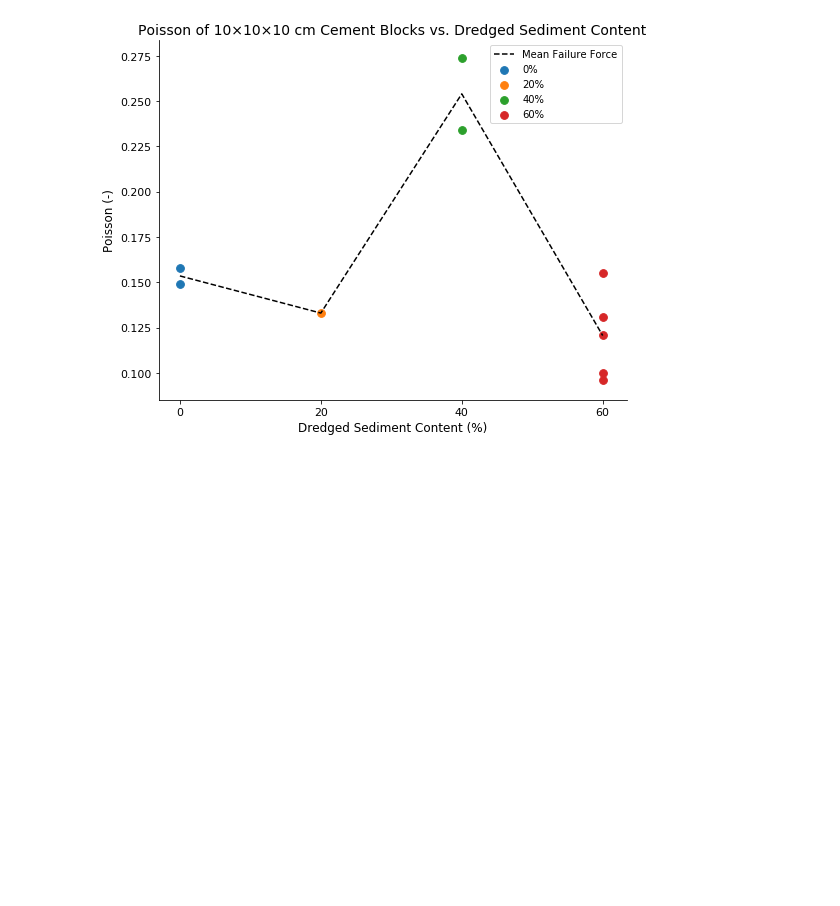
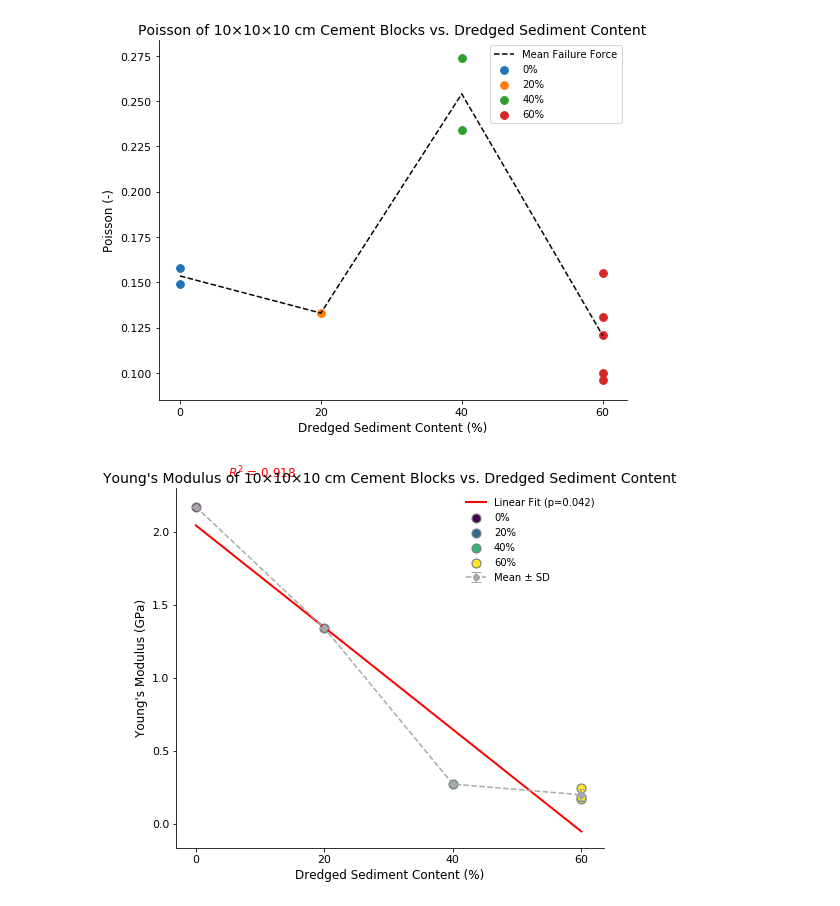
Before and after one commit to ThomasPennockTU/Thesis_Repository, a Jupyter notebook: workfolder/Material strength tests/material_strength_test.ipynb, the cells around one changed output. Drawn from its saved outputs; the diff is of its cells as text; code cells hidden in the pictures; blank space fills up the shorter version.

```diff
--- a/workfolder/Material strength tests/material_strength_test.ipynb
+++ b/workfolder/Material strength tests/material_strength_test.ipynb
@@ -1748,3 +1774,94 @@ plt.tight_layout()
 plt.show()
 # %% [output]
 [figure]
+# %%
+import matplotlib.pyplot as plt
+import pandas as pd
+import numpy as np
+from scipy.stats import linregress
+
+# Data
+data = {
+    0:  [2.17],
+    20: [1.34],
+    40: [0.27],
+    60: [0.17, 0.18, 0.24],
+}
+
+# Create DataFrame
+df = pd.DataFrame(
+    [(p, val) for p, vals in data.items() for val in vals],
+    columns=['Dredged Sediment (%)', 'Failure Force (kN)']
+)
+
+# Means and SDs
+x_vals = np.array(list(data.keys()))
+means = np.array([np.mean(vals) for vals in data.values()])
+stds = np.array([np.std(vals, ddof=1) if len(vals)>1 else 0 for vals in data.values()])
+
+# Plot
+fig, ax = plt.subplots(figsize=(8, 6))
+
+# Scatter points
+colors = plt.cm.viridis(np.linspace(0, 1, len(data)))
+for i, (p, group) in enumerate(data.items()):
+    ax.scatter(
+        [p]*len(group),
+        group,
+        s=80,
+        color=colors[i],
+        edgecolor='grey',
+        linewidth=1.2,
+        label=f'{p}%'
+    )
+
+# Mean ± SD error bars
+ax.errorbar(
+    x_vals,
+    means,
+    yerr=stds,
+    fmt='o--',
+    color='darkgrey',
+    ecolor='darkgrey',
+    capsize=5,
+    label='Mean ± SD'
+)
+
+# Linear regression on means
+slope, intercept, r_value, p_value, std_err = linregress(x_vals, means)
+fit_line = slope * x_vals + intercept
+ax.plot(
+    x_vals,
+    fit_line,
+    color='red',
+    linestyle='-',
+    linewidth=2,
+    label=f'Linear Fit (p={p_value:.3f})'
+)
+
+# Annotate R²
+ax.text(
+    5,
+    max(means)+0.2,
+    f'$R^2$ = {r_value**2:.3f}',
+    fontsize=12,
+    color='red'
+)
+
+# Labels etc.
+ax.set_title(
+    'Young\'s Modulus of 10×10×10 cm Cement Blocks vs. Dredged Sediment Content',
+    fontsize=14
+)
+ax.set_xlabel('Dredged Sediment Content (%)', fontsize=12)
+ax.set_ylabel('Young\'s Modulus (GPa)', fontsize=12)
+ax.set_xticks([0, 20, 40, 60])
+ax.tick_params(labelsize=11)
+ax.legend(fontsize=10, frameon=False)
+ax.spines['top'].set_visible(False)
+ax.spines['right'].set_visible(False)
+
+plt.tight_layout()
+plt.show()
+# %% [output]
+[figure, added]
```
Also changed, not shown: parts of 2 cells of this notebook, 3 other files.
